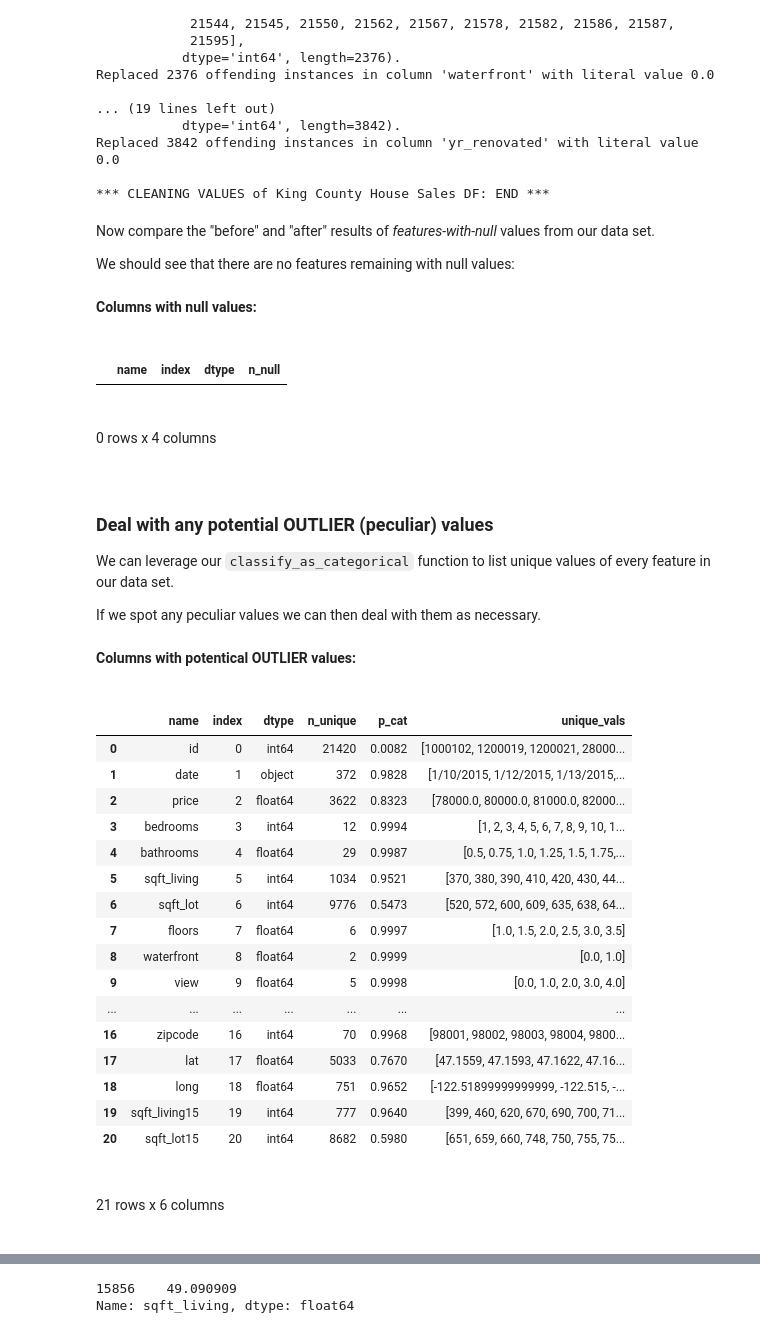
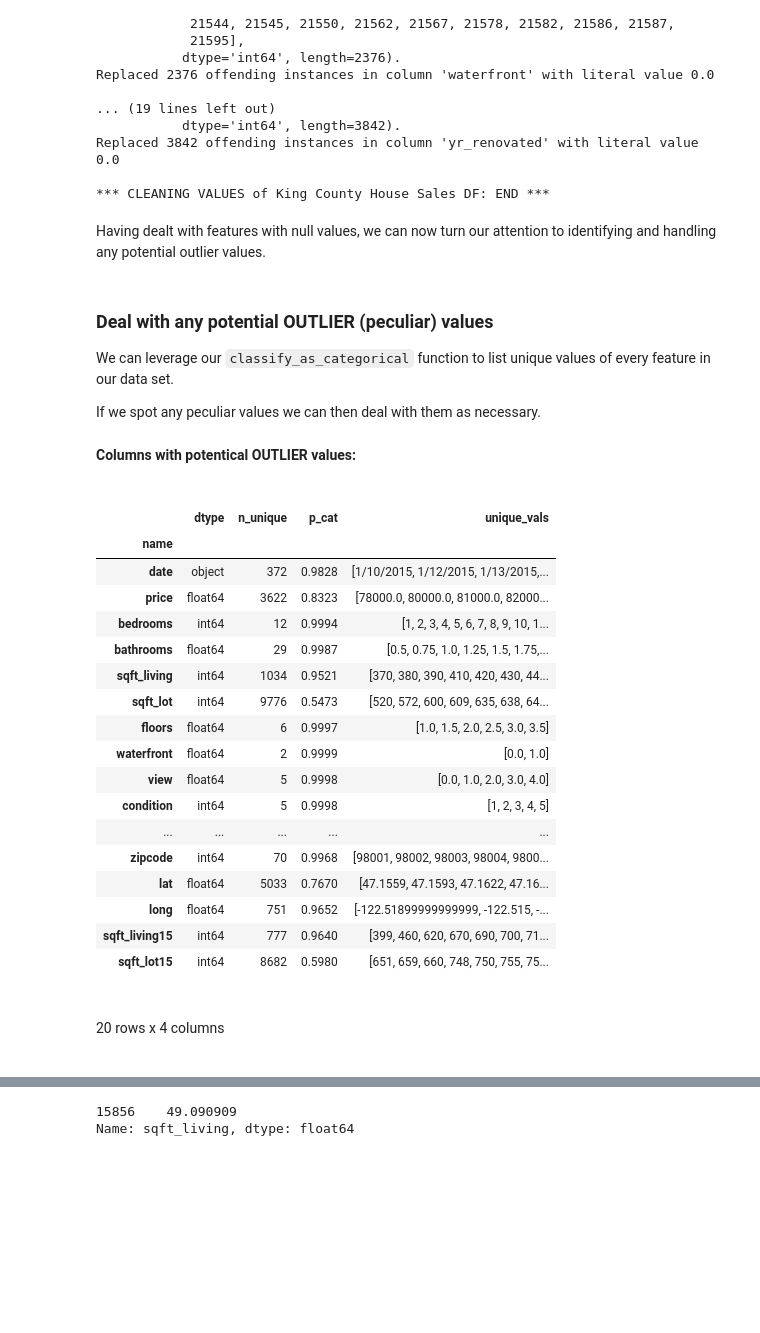
Before and after one commit to sacontreras/dsc-mod1-project, a Jupyter notebook: KingCountyHouseSales.ipynb, the cells around one changed output, grey strips where cells are left out. Drawn from its saved outputs; the diff is of its cells as text; code cells hidden in the pictures; blank space fills up the shorter version.

```diff
--- a/KingCountyHouseSales.ipynb
+++ b/KingCountyHouseSales.ipynb
@@ -267,18 +257,8 @@ Replaced 2376 offending instances in column 'waterfront' with literal value 0.0
 Replaced 3842 offending instances in column 'yr_renovated' with literal value 0.0
 
 *** CLEANING VALUES of King County House Sales DF: END ***
-# %% [markdown]
-Now compare the "before" and "after" results of *features-with-null* values from our data set.
-
-We should see that there are no features remaining with null values:
-# %%
-kchd_cwnv_df = classify_cols_with_nulls(kchd_df)
-display(HTML("<b>Columns with null values:</b><br><br>"))
-print_df(kchd_cwnv_df)
-# %% [output]
-Columns with null values:
-|  | name | index | dtype | n_null |
-0 rows x 4 columns
+# %% [markdown]
+Having dealt with features with null values, we can now turn our attention to identifying and handling any potential outlier values.
 # %% [markdown]
 ### Deal with any potential OUTLIER (peculiar) values
 
@@ -288,26 +268,27 @@ If we spot any peculiar values we can then deal with them as necessary.
 # %%
 # Let's look for outliers
 threshold = 0.0
-kchd_possible_categoricals_df = classify_as_categorical(kchd_df, threshold, False)
+kchd_cat_classification_df = classify_as_categorical(kchd_df[kchd_df.columns[1:]], threshold, False)
 display(HTML("<b>Columns with potentical OUTLIER values:</b><br><br>".format(threshold)))
-print_df(kchd_possible_categoricals_df)
+print_df(kchd_cat_classification_df[['name', 'dtype', 'n_unique', 'p_cat', 'unique_vals']].set_index('name'))
 # %% [output]
 Columns with potentical OUTLIER values:
-|  | name | index | dtype | n_unique | p_cat | unique_vals |
-| 0 | id | 0 | int64 | 21420 | 0.0082 | [1000102, 1200019, 1200021, 28000... |
-| 1 | date | 1 | object | 372 | 0.9828 | [1/10/2015, 1/12/2015, 1/13/2015,... |
-| 2 | price | 2 | float64 | 3622 | 0.8323 | [78000.0, 80000.0, 81000.0, 82000... |
-| 3 | bedrooms | 3 | int64 | 12 | 0.9994 | [1, 2, 3, 4, 5, 6, 7, 8, 9, 10, 1... |
-| 4 | bathrooms | 4 | float64 | 29 | 0.9987 | [0.5, 0.75, 1.0, 1.25, 1.5, 1.75,... |
-| 5 | sqft_living | 5 | int64 | 1034 | 0.9521 | [370, 380, 390, 410, 420, 430, 44... |
-| 6 | sqft_lot | 6 | int64 | 9776 | 0.5473 | [520, 572, 600, 609, 635, 638, 64... |
-| 7 | floors | 7 | float64 | 6 | 0.9997 | [1.0, 1.5, 2.0, 2.5, 3.0, 3.5] |
-| 8 | waterfront | 8 | float64 | 2 | 0.9999 | [0.0, 1.0] |
-| 9 | view | 9 | float64 | 5 | 0.9998 | [0.0, 1.0, 2.0, 3.0, 4.0] |
-| ... | ... | ... | ... | ... | ... | ... |
-| 16 | zipcode | 16 | int64 | 70 | 0.9968 | [98001, 98002, 98003, 98004, 9800... |
-| 17 | lat | 17 | float64 | 5033 | 0.7670 | [47.1559, 47.1593, 47.1622, 47.16... |
-| 18 | long | 18 | float64 | 751 | 0.9652 | [-122.51899999999999, -122.515, -... |
-| 19 | sqft_living15 | 19 | int64 | 777 | 0.9640 | [399, 460, 620, 670, 690, 700, 71... |
-| 20 | sqft_lot15 | 20 | int64 | 8682 | 0.5980 | [651, 659, 660, 748, 750, 755, 75... |
+|  | dtype | n_unique | p_cat | unique_vals |
+| name |  |  |  |  |
+| date | object | 372 | 0.9828 | [1/10/2015, 1/12/2015, 1/13/2015,... |
+| price | float64 | 3622 | 0.8323 | [78000.0, 80000.0, 81000.0, 82000... |
+| bedrooms | int64 | 12 | 0.9994 | [1, 2, 3, 4, 5, 6, 7, 8, 9, 10, 1... |
+| bathrooms | float64 | 29 | 0.9987 | [0.5, 0.75, 1.0, 1.25, 1.5, 1.75,... |
+| sqft_living | int64 | 1034 | 0.9521 | [370, 380, 390, 410, 420, 430, 44... |
+| sqft_lot | int64 | 9776 | 0.5473 | [520, 572, 600, 609, 635, 638, 64... |
+| floors | float64 | 6 | 0.9997 | [1.0, 1.5, 2.0, 2.5, 3.0, 3.5] |
+| waterfront | float64 | 2 | 0.9999 | [0.0, 1.0] |
+| view | float64 | 5 | 0.9998 | [0.0, 1.0, 2.0, 3.0, 4.0] |
+| condition | int64 | 5 | 0.9998 | [1, 2, 3, 4, 5] |
+| ... | ... | ... | ... | ... |
+| zipcode | int64 | 70 | 0.9968 | [98001, 98002, 98003, 98004, 9800... |
+| lat | float64 | 5033 | 0.7670 | [47.1559, 47.1593, 47.1622, 47.16... |
+| long | float64 | 751 | 0.9652 | [-122.51899999999999, -122.515, -... |
+| sqft_living15 | int64 | 777 | 0.9640 | [399, 460, 620, 670, 690, 700, 71... |
+| sqft_lot15 | int64 | 8682 | 0.5980 | [651, 659, 660, 748, 750, 755, 75... |
-21 rows x 6 columns
+20 rows x 4 columns
```
Also changed, not shown: parts of 42 cells of this notebook.
